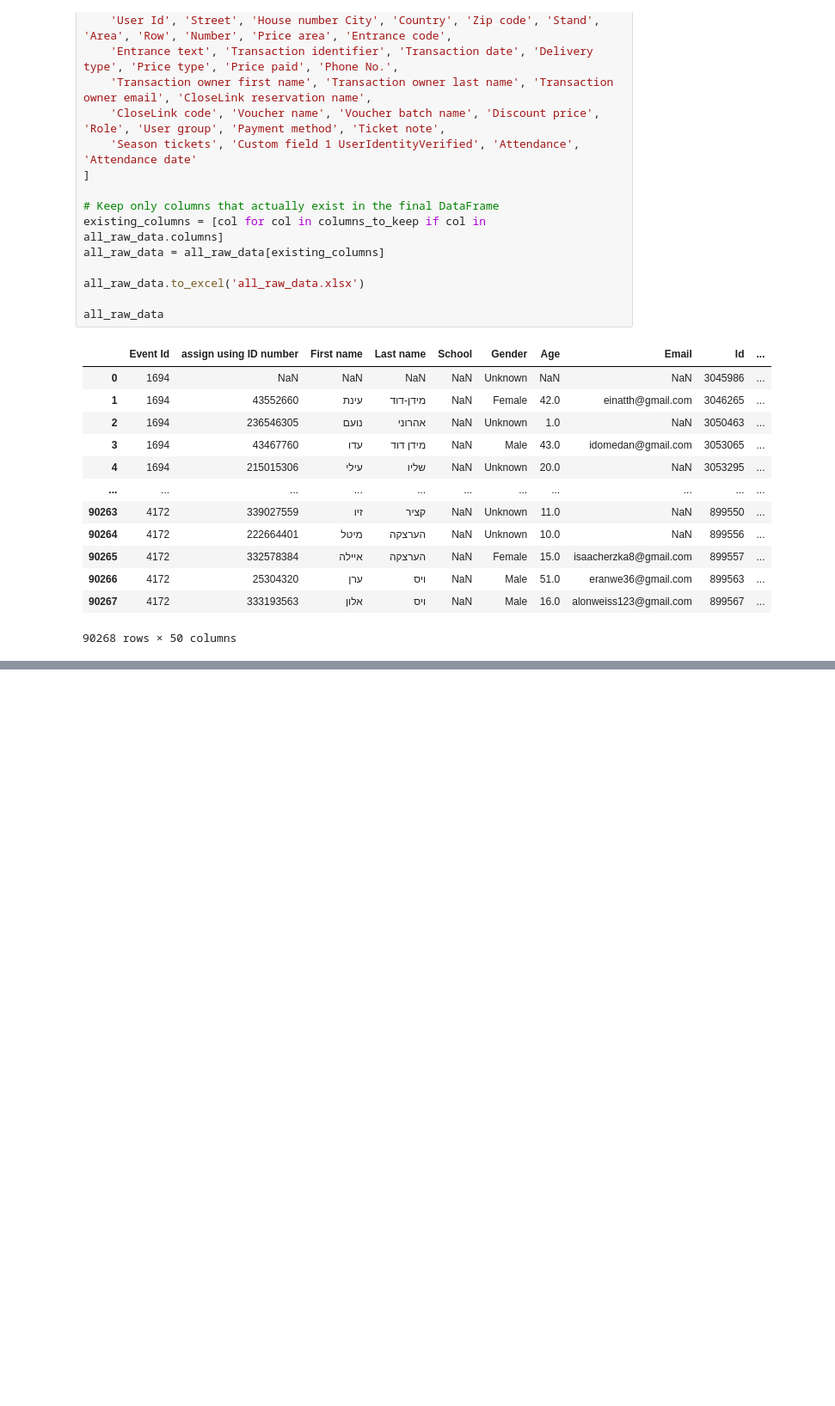
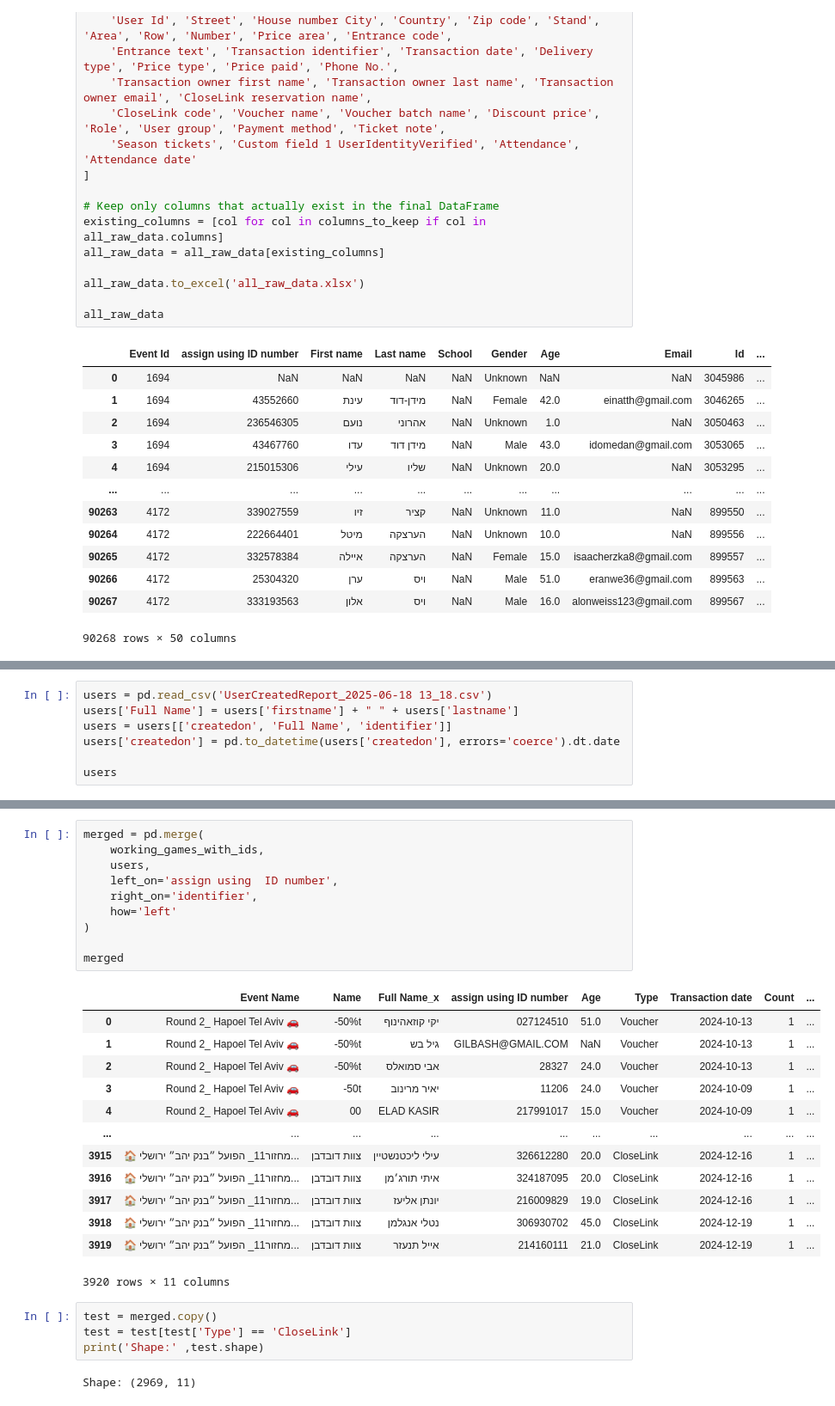
Before and after one commit to HapoelProd/GeneralRepo, a Jupyter notebook: Segments/CloseLink_Vouchers/Working games.ipynb, the cells around one changed output, grey strips where cells are left out. Shown: that part at 86% size. Saved outputs shown, nothing was run; the diff lists cells and outputs as text; blank space fills up the shorter version.

```diff
--- a/Segments/CloseLink_Vouchers/Working games.ipynb
+++ b/Segments/CloseLink_Vouchers/Working games.ipynb
@@ -276,0 +287,7 @@ all_raw_data
+# %%
+users = pd.read_csv('UserCreatedReport_2025-06-18 13_18.csv')
+users['Full Name'] = users['firstname'] + " " + users['lastname']
+users = users[['createdon', 'Full Name', 'identifier']]
+users['createdon'] = pd.to_datetime(users['createdon'], errors='coerce').dt.date
+
+users
@@ -276,0 +308,30 @@ all_raw_data
+# %%
+merged = pd.merge(
+    working_games_with_ids,
+    users,
+    left_on='assign using  ID number',
+    right_on='identifier',
+    how='left'
+)
+
+merged
+# %% [output]
+|  | Event Name | Name | Full Name_x | assign using ID number | Age | Type | Transaction date | Count | ... |
+| 0 | Round 2_ Hapoel Tel Aviv 🚗 | -50%t | יקי קוזאהינוף | 027124510 | 51.0 | Voucher | 2024-10-13 | 1 | ... |
+| 1 | Round 2_ Hapoel Tel Aviv 🚗 | -50%t | גיל בש | GILBASH@GMAIL.COM | NaN | Voucher | 2024-10-13 | 1 | ... |
+| 2 | Round 2_ Hapoel Tel Aviv 🚗 | -50%t | אבי סמואלס | 28327 | 24.0 | Voucher | 2024-10-13 | 1 | ... |
+| 3 | Round 2_ Hapoel Tel Aviv 🚗 | -50t | יאיר מרינוב | 11206 | 24.0 | Voucher | 2024-10-09 | 1 | ... |
+| 4 | Round 2_ Hapoel Tel Aviv 🚗 | 00 | ELAD KASIR | 217991017 | 15.0 | Voucher | 2024-10-09 | 1 | ... |
+| ... | ... | ... | ... | ... | ... | ... | ... | ... | ... |
+| 3915 | 🏠 מחזור11_ הפועל ״בנק יהב״ ירושלי... | צוות דובדבן | עילי ליכטנשטיין | 326612280 | 20.0 | CloseLink | 2024-12-16 | 1 | ... |
+| 3916 | 🏠 מחזור11_ הפועל ״בנק יהב״ ירושלי... | צוות דובדבן | איתי תורג׳מן | 324187095 | 20.0 | CloseLink | 2024-12-16 | 1 | ... |
+| 3917 | 🏠 מחזור11_ הפועל ״בנק יהב״ ירושלי... | צוות דובדבן | יונתן אליעז | 216009829 | 19.0 | CloseLink | 2024-12-16 | 1 | ... |
+| 3918 | 🏠 מחזור11_ הפועל ״בנק יהב״ ירושלי... | צוות דובדבן | נטלי אנגלמן | 306930702 | 45.0 | CloseLink | 2024-12-19 | 1 | ... |
+| 3919 | 🏠 מחזור11_ הפועל ״בנק יהב״ ירושלי... | צוות דובדבן | אייל תנעזר | 214160111 | 21.0 | CloseLink | 2024-12-19 | 1 | ... |
+3920 rows × 11 columns
+# %%
+test = merged.copy()
+test = test[test['Type'] == 'CloseLink']
+print('Shape:' ,test.shape)
+# %% [output]
+Shape: (2969, 11)
```
Also changed, not shown: parts of 16 cells of this notebook, 20 other files.
